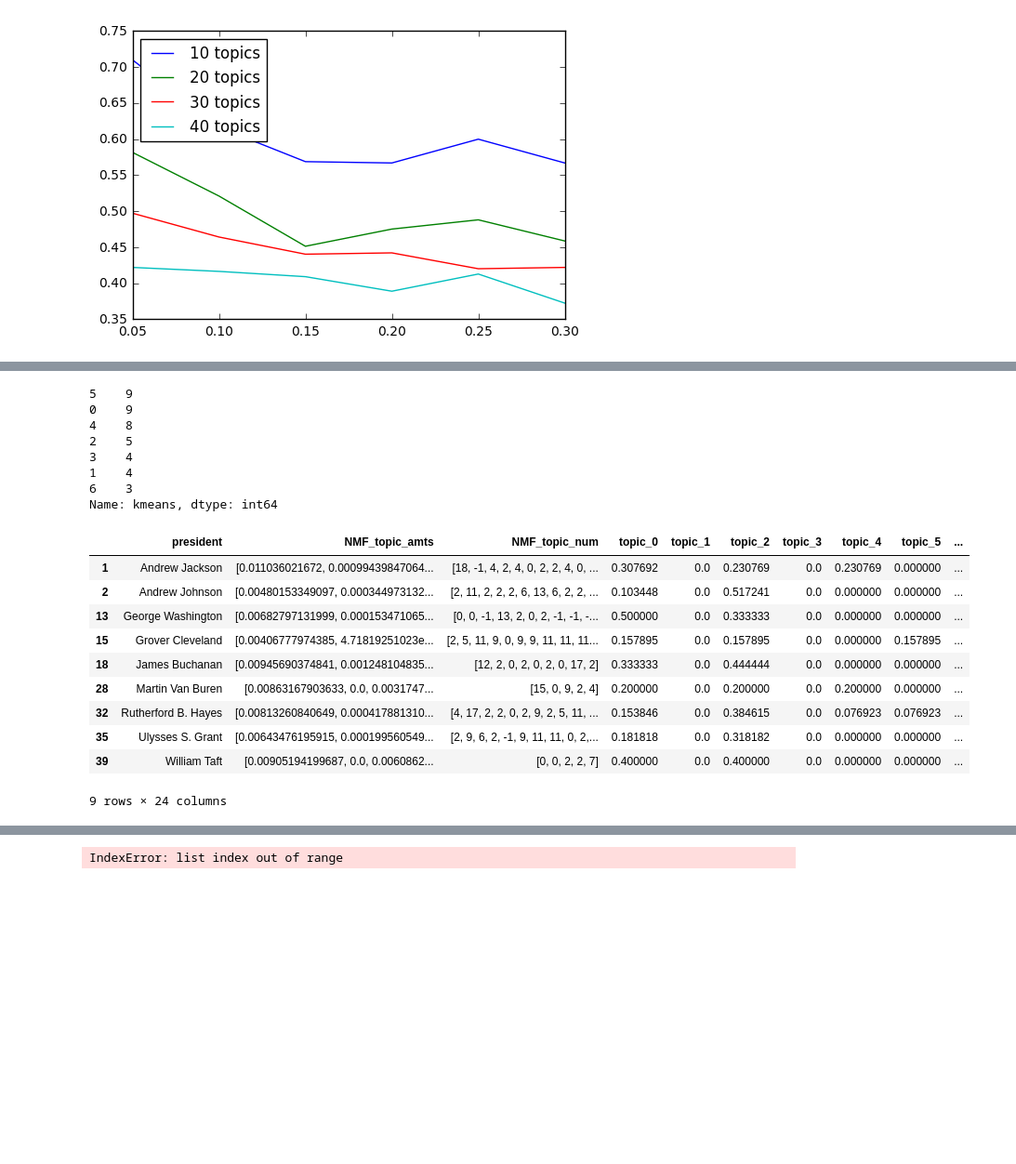
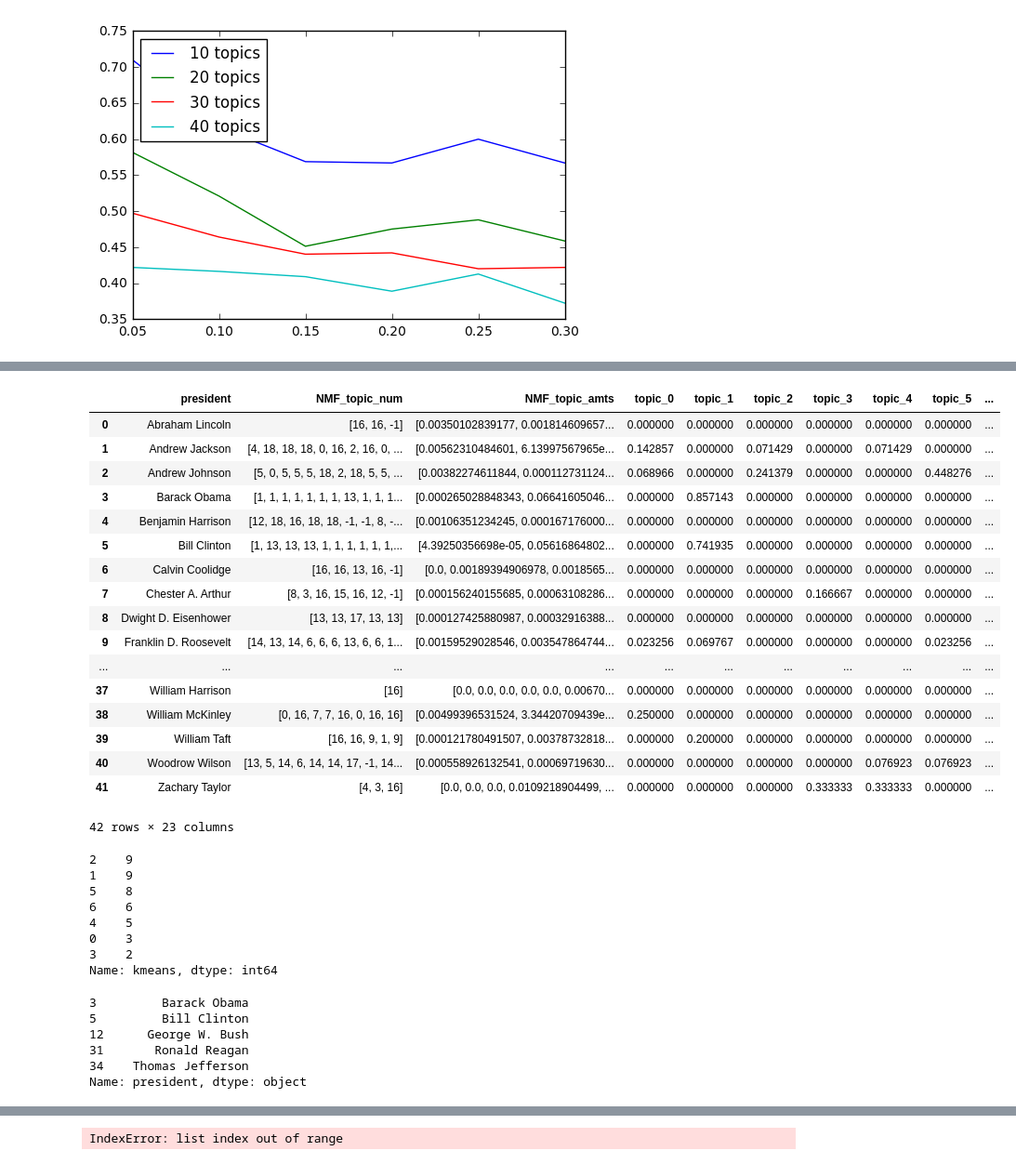
Before and after one commit to needurlrak/Presidential-Speeches-Throughout-History, a Jupyter notebook: gridsearchNMF.ipynb, the cells around one changed output, grey strips where cells are left out. Shown at 93% size. Saved outputs shown, nothing was run; the diff lists cells and outputs as text; code cells hidden in the pictures; blank space fills up the shorter version.

```diff
--- a/gridsearchNMF.ipynb
+++ b/gridsearchNMF.ipynb
@@ -107,17 +107,17 @@ for freq in max_dfs:
     for n_comp in n_comps:
         tfidf_vectorizer = TfidfVectorizer(ngram_range=(1, 2),
                         stop_words='english', token_pattern="\\b[a-z][a-z]+\\b", max_df = freq)
-        tfidf_vectorizer.fit(df_speeches['text'])
+        tfidf_vectorizer.fit(df_pars['text'])
 
-        counts = tfidf_vectorizer.transform(df_speeches['text'])
+        counts = tfidf_vectorizer.transform(df_pars['text'])
         id2word = dict((v, k) for k, v in tfidf_vectorizer.vocabulary_.items())
         model = NMF(n_components=n_comp, init='random', random_state=0)
         doc_topics = model.fit_transform(counts)
 
         doc_cluster = [list(r).index(max(r)) for r in doc_topics]
-        df_speeches['NMF_topic_num'] = doc_cluster
+        df_pars['NMF_topic_num'] = doc_cluster
 
-        tups = df_speeches.groupby('president').agg({
+        tups = df_pars.groupby('president').agg({
             'NMF_topic_num': num_freqs_tup
             })['NMF_topic_num']
         metricthing = sum(list(zip(*tups))[0])/sum(list(zip(*tups))[1])
@@ -228,15 +204,13 @@ df_speeches
 # %%
 n_comp = 20
-freq_full = .3
-
+freq_full = .25
 
 tfidf_vectorizer_full = TfidfVectorizer(ngram_range=(1, 2),
                         stop_words='english', token_pattern="\\b[a-z][a-z]+\\b", max_df = freq_full)
 tfidf_vectorizer_full.fit(df_full_speeches['text'])
 
-
 counts_full = tfidf_vectorizer_full.transform(df_full_speeches['text'])
-counts_par = tfidf_vectorizer_full.transform(df_speeches['text'])
+counts_par = tfidf_vectorizer_full.transform(df_pars['text'])
 # %%
 id2word_full = dict((v, k) for k, v in tfidf_vectorizer_full.vocabulary_.items())
 
@@ -291,33 +264,49 @@ df_speeches['date_obj'] = df_speeches['date'].apply(parse)
 for i in range(n_comp):
     okeydoke['topic_' + str(i)] = okeydoke['NMF_topic_num'].apply(lambda x: my_count(x,i))
     #okeydoke['topic_amt_' + str(i)] = okeydoke['NMF_topic_amts'].apply(lambda x: x[i]/sum(x))
+# %%
+okeydoke
+# %% [output]
+|  | president | NMF_topic_num | NMF_topic_amts | topic_0 | topic_1 | topic_2 | topic_3 | topic_4 | topic_5 | ... |
+| 0 | Abraham Lincoln | [16, 16, -1] | [0.00350102839177, 0.001814609657... | 0.000000 | 0.000000 | 0.000000 | 0.000000 | 0.000000 | 0.000000 | ... |
+| 1 | Andrew Jackson | [4, 18, 18, 18, 0, 16, 2, 16, 0, ... | [0.00562310484601, 6.13997567965e... | 0.142857 | 0.000000 | 0.071429 | 0.000000 | 0.071429 | 0.000000 | ... |
+| 2 | Andrew Johnson | [5, 0, 5, 5, 5, 18, 2, 18, 5, 5, ... | [0.00382274611844, 0.000112731124... | 0.068966 | 0.000000 | 0.241379 | 0.000000 | 0.000000 | 0.448276 | ... |
+| 3 | Barack Obama | [1, 1, 1, 1, 1, 1, 1, 13, 1, 1, 1... | [0.000265028848343, 0.06641605046... | 0.000000 | 0.857143 | 0.000000 | 0.000000 | 0.000000 | 0.000000 | ... |
+| 4 | Benjamin Harrison | [12, 18, 16, 18, 18, -1, -1, 8, -... | [0.00106351234245, 0.000167176000... | 0.000000 | 0.000000 | 0.000000 | 0.000000 | 0.000000 | 0.000000 | ... |
+| 5 | Bill Clinton | [1, 13, 13, 13, 1, 1, 1, 1, 1, 1,... | [4.39250356698e-05, 0.05616864802... | 0.000000 | 0.741935 | 0.000000 | 0.000000 | 0.000000 | 0.000000 | ... |
+| 6 | Calvin Coolidge | [16, 16, 13, 16, -1] | [0.0, 0.00189394906978, 0.0018565... | 0.000000 | 0.000000 | 0.000000 | 0.000000 | 0.000000 | 0.000000 | ... |
+| 7 | Chester A. Arthur | [8, 3, 16, 15, 16, 12, -1] | [0.000156240155685, 0.00063108286... | 0.000000 | 0.000000 | 0.000000 | 0.166667 | 0.000000 | 0.000000 | ... |
+| 8 | Dwight D. Eisenhower | [13, 13, 17, 13, 13] | [0.000127425880987, 0.00032916388... | 0.000000 | 0.000000 | 0.000000 | 0.000000 | 0.000000 | 0.000000 | ... |
+| 9 | Franklin D. Roosevelt | [14, 13, 14, 6, 6, 6, 13, 6, 6, 1... | [0.00159529028546, 0.003547864744... | 0.023256 | 0.069767 | 0.000000 | 0.000000 | 0.000000 | 0.023256 | ... |
+| ... | ... | ... | ... | ... | ... | ... | ... | ... | ... | ... |
+| 37 | William Harrison | [16] | [0.0, 0.0, 0.0, 0.0, 0.0, 0.00670... | 0.000000 | 0.000000 | 0.000000 | 0.000000 | 0.000000 | 0.000000 | ... |
+| 38 | William McKinley | [0, 16, 7, 7, 16, 0, 16, 16] | [0.00499396531524, 3.34420709439e... | 0.250000 | 0.000000 | 0.000000 | 0.000000 | 0.000000 | 0.000000 | ... |
+| 39 | William Taft | [16, 16, 9, 1, 9] | [0.000121780491507, 0.00378732818... | 0.000000 | 0.200000 | 0.000000 | 0.000000 | 0.000000 | 0.000000 | ... |
+| 40 | Woodrow Wilson | [13, 5, 14, 6, 14, 14, 17, -1, 14... | [0.000558926132541, 0.00069719630... | 0.000000 | 0.000000 | 0.000000 | 0.000000 | 0.076923 | 0.076923 | ... |
+| 41 | Zachary Taylor | [4, 3, 16] | [0.0, 0.0, 0.0, 0.0109218904499, ... | 0.000000 | 0.000000 | 0.000000 | 0.333333 | 0.333333 | 0.000000 | ... |
+42 rows × 23 columns
 # %%
 okeydoke['kmeans'] = KMeans(n_clusters = 7).fit_predict(okeydoke.iloc[:,3:23].as_matrix())
 # %%
 okeydoke['kmeans'].value_counts()
 # %% [output]
-5    9
-0    9
-4    8
-2    5
-3    4
-1    4
-6    3
+2    9
+1    9
+5    8
+6    6
+4    5
+0    3
+3    2
 Name: kmeans, dtype: int64
 # %%
-okeydoke[okeydoke['kmeans']==0]
+okeydoke[okeydoke['kmeans']==4]['president']
 # %% [output]
-|  | president | NMF_topic_amts | NMF_topic_num | topic_0 | topic_1 | topic_2 | topic_3 | topic_4 | topic_5 | ... |
-| 1 | Andrew Jackson | [0.011036021672, 0.00099439847064... | [18, -1, 4, 2, 4, 0, 2, 2, 4, 0, ... | 0.307692 | 0.0 | 0.230769 | 0.0 | 0.230769 | 0.000000 | ... |
-| 2 | Andrew Johnson | [0.00480153349097, 0.000344973132... | [2, 11, 2, 2, 2, 6, 13, 6, 2, 2, ... | 0.103448 | 0.0 | 0.517241 | 0.0 | 0.000000 | 0.000000 | ... |
-| 13 | George Washington | [0.00682797131999, 0.000153471065... | [0, 0, -1, 13, 2, 0, 2, -1, -1, -... | 0.500000 | 0.0 | 0.333333 | 0.0 | 0.000000 | 0.000000 | ... |
-| 15 | Grover Cleveland | [0.00406777974385, 4.71819251023e... | [2, 5, 11, 9, 0, 9, 9, 11, 11, 11... | 0.157895 | 0.0 | 0.157895 | 0.0 | 0.000000 | 0.157895 | ... |
-| 18 | James Buchanan | [0.00945690374841, 0.001248104835... | [12, 2, 0, 2, 0, 2, 0, 17, 2] | 0.333333 | 0.0 | 0.444444 | 0.0 | 0.000000 | 0.000000 | ... |
-| 28 | Martin Van Buren | [0.00863167903633, 0.0, 0.0031747... | [15, 0, 9, 2, 4] | 0.200000 | 0.0 | 0.200000 | 0.0 | 0.200000 | 0.000000 | ... |
-| 32 | Rutherford B. Hayes | [0.00813260840649, 0.000417881310... | [4, 17, 2, 2, 0, 2, 9, 2, 5, 11, ... | 0.153846 | 0.0 | 0.384615 | 0.0 | 0.076923 | 0.076923 | ... |
-| 35 | Ulysses S. Grant | [0.00643476195915, 0.000199560549... | [2, 9, 6, 2, -1, 9, 11, 11, 0, 2,... | 0.181818 | 0.0 | 0.318182 | 0.0 | 0.000000 | 0.000000 | ... |
-| 39 | William Taft | [0.00905194199687, 0.0, 0.0060862... | [0, 0, 2, 2, 7] | 0.400000 | 0.0 | 0.400000 | 0.0 | 0.000000 | 0.000000 | ... |
-9 rows × 24 columns
+3         Barack Obama
+5         Bill Clinton
+12      George W. Bush
+31       Ronald Reagan
+34    Thomas Jefferson
+Name: president, dtype: object
 # %%
 import pickle
 
```
Also changed, not shown: parts of 19 cells of this notebook.
